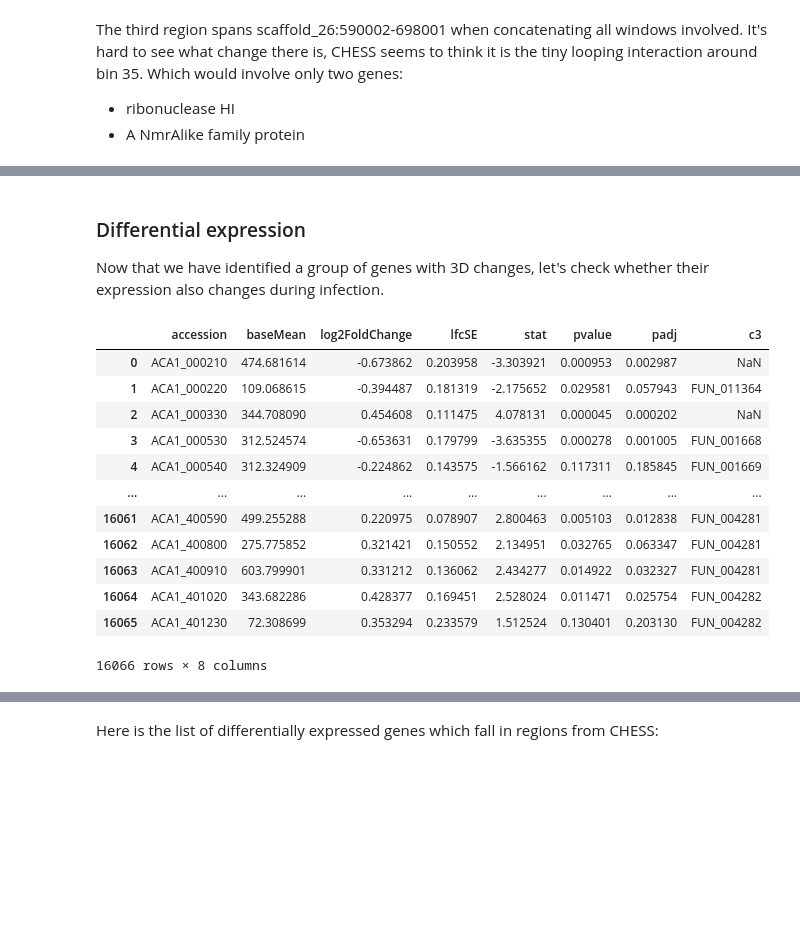
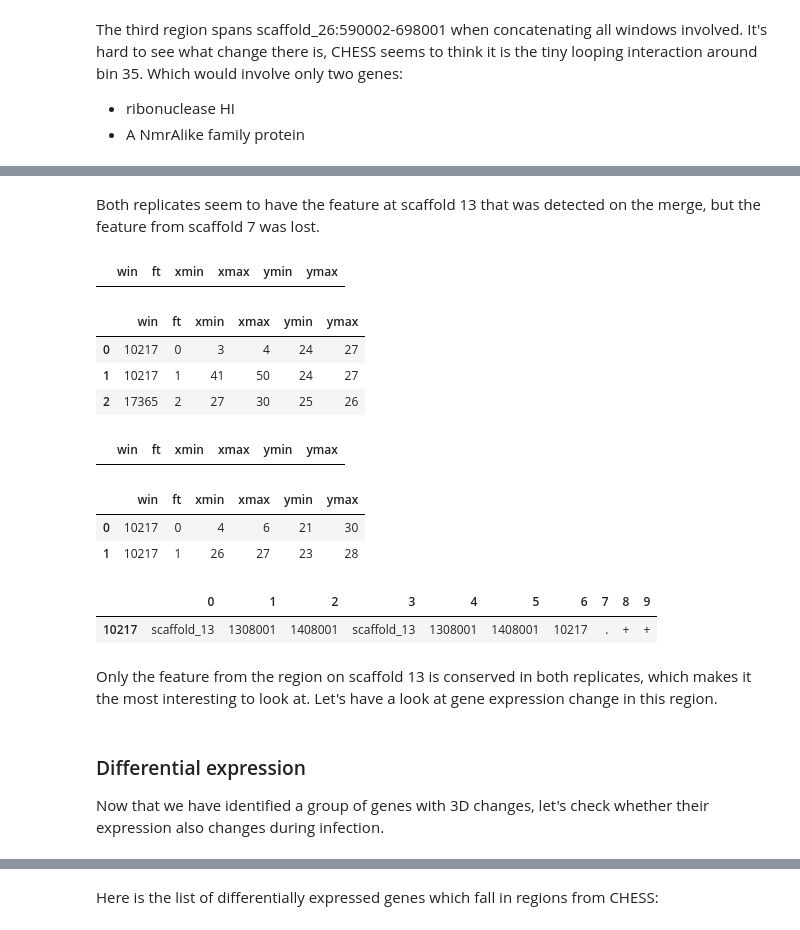
Before and after one commit to cmdoret/Acastellanii_legionella_infection, a Jupyter notebook: docs/notebooks/chess_analysis.ipynb, the cells around one changed output, grey strips where cells are left out. Saved outputs shown, nothing was run; the diff lists cells and outputs as text; code cells hidden in the pictures; blank space fills up the shorter version.

Commit message:
more detailed analysis on CHESS results and attempt to cluster genes by expression

```diff
--- a/docs/notebooks/chess_analysis.ipynb
+++ b/docs/notebooks/chess_analysis.ipynb
@@ -257,0 +432,35 @@ map_annot_viz('scaffold_26:590002-698001', liftover)
+# %% [markdown]
+Both replicates seem to have the feature at scaffold 13 that was detected on the merge, but the feature from scaffold 7 was lost.
+# %%
+lost_r1 = pd.read_csv(
+    'chess/rep1/features/lost_features.tsv',
+    usecols=range(6),
+    names=['win', 'ft', 'xmin', 'xmax', 'ymin', 'ymax']
+)
+lost_r1
+# %% [output]
+|  | win | ft | xmin | xmax | ymin | ymax |
+# %%
+gained_r1 = pd.read_csv(
+    'chess/rep1/features/gained_features.tsv',
+    usecols=range(6),
+    names=['win', 'ft', 'xmin', 'xmax', 'ymin', 'ymax']
+)
+gained_r1
+# %% [output]
+|  | win | ft | xmin | xmax | ymin | ymax |
+| 0 | 10217 | 0 | 3 | 4 | 24 | 27 |
+| 1 | 10217 | 1 | 41 | 50 | 24 | 27 |
+| 2 | 17365 | 2 | 27 | 30 | 25 | 26 |
+# %%
+
+
+# Load features
+lost_r2 = pd.read_csv(
+    'chess/rep2/features/lost_features.tsv',
+    usecols=range(6),
+    names=['win', 'ft', 'xmin', 'xmax', 'ymin', 'ymax']
+)
+lost_r2
+# %% [output]
+|  | win | ft | xmin | xmax | ymin | ymax |
@@ -258,20 +473,17 @@ map_annot_viz('scaffold_26:590002-698001', liftover)
+# %%
+gained_ft
+# %% [output]
+|  | win | ft | xmin | xmax | ymin | ymax |
+| 0 | 10217 | 0 | 4 | 6 | 21 | 30 |
+| 1 | 10217 | 1 | 26 | 27 | 23 | 28 |
+# %%
+wins.loc[wins.iloc[:, 6] == 10217, :]
+# %% [output]
+|  | 0 | 1 | 2 | 3 | 4 | 5 | 6 | 7 | 8 | 9 |
+| 10217 | scaffold_13 | 1308001 | 1408001 | scaffold_13 | 1308001 | 1408001 | 10217 | . | + | + |
+# %% [markdown]
+Only the feature from the region on scaffold 13 is conserved in both replicates, which makes it the most interesting to look at. Let's have a look at gene expression change in this region.
 # %% [markdown]
 ### Differential expression
 
 Now that we have identified a group of genes with 3D changes, let's check whether their expression also changes during infection.
-# %%
-diff_expr
-# %% [output]
-|  | accession | baseMean | log2FoldChange | lfcSE | stat | pvalue | padj | c3 |
-| 0 | ACA1_000210 | 474.681614 | -0.673862 | 0.203958 | -3.303921 | 0.000953 | 0.002987 | NaN |
-| 1 | ACA1_000220 | 109.068615 | -0.394487 | 0.181319 | -2.175652 | 0.029581 | 0.057943 | FUN_011364 |
-| 2 | ACA1_000330 | 344.708090 | 0.454608 | 0.111475 | 4.078131 | 0.000045 | 0.000202 | NaN |
-| 3 | ACA1_000530 | 312.524574 | -0.653631 | 0.179799 | -3.635355 | 0.000278 | 0.001005 | FUN_001668 |
-| 4 | ACA1_000540 | 312.324909 | -0.224862 | 0.143575 | -1.566162 | 0.117311 | 0.185845 | FUN_001669 |
-| ... | ... | ... | ... | ... | ... | ... | ... | ... |
-| 16061 | ACA1_400590 | 499.255288 | 0.220975 | 0.078907 | 2.800463 | 0.005103 | 0.012838 | FUN_004281 |
-| 16062 | ACA1_400800 | 275.775852 | 0.321421 | 0.150552 | 2.134951 | 0.032765 | 0.063347 | FUN_004281 |
-| 16063 | ACA1_400910 | 603.799901 | 0.331212 | 0.136062 | 2.434277 | 0.014922 | 0.032327 | FUN_004281 |
-| 16064 | ACA1_401020 | 343.682286 | 0.428377 | 0.169451 | 2.528024 | 0.011471 | 0.025754 | FUN_004282 |
-| 16065 | ACA1_401230 | 72.308699 | 0.353294 | 0.233579 | 1.512524 | 0.130401 | 0.203130 | FUN_004282 |
-16066 rows × 8 columns
```
Also changed, not shown: parts of 24 cells of this notebook, 1 other file.
